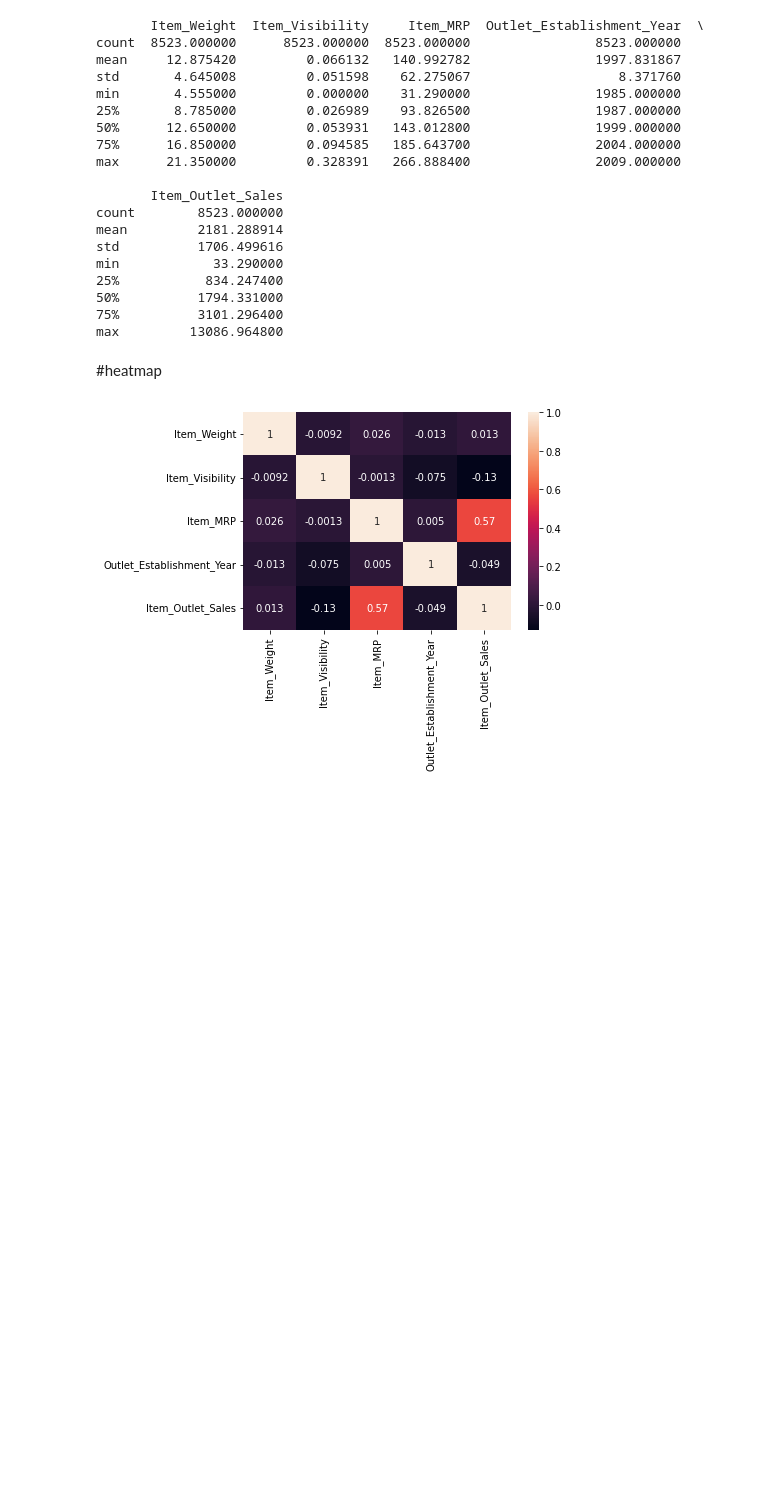
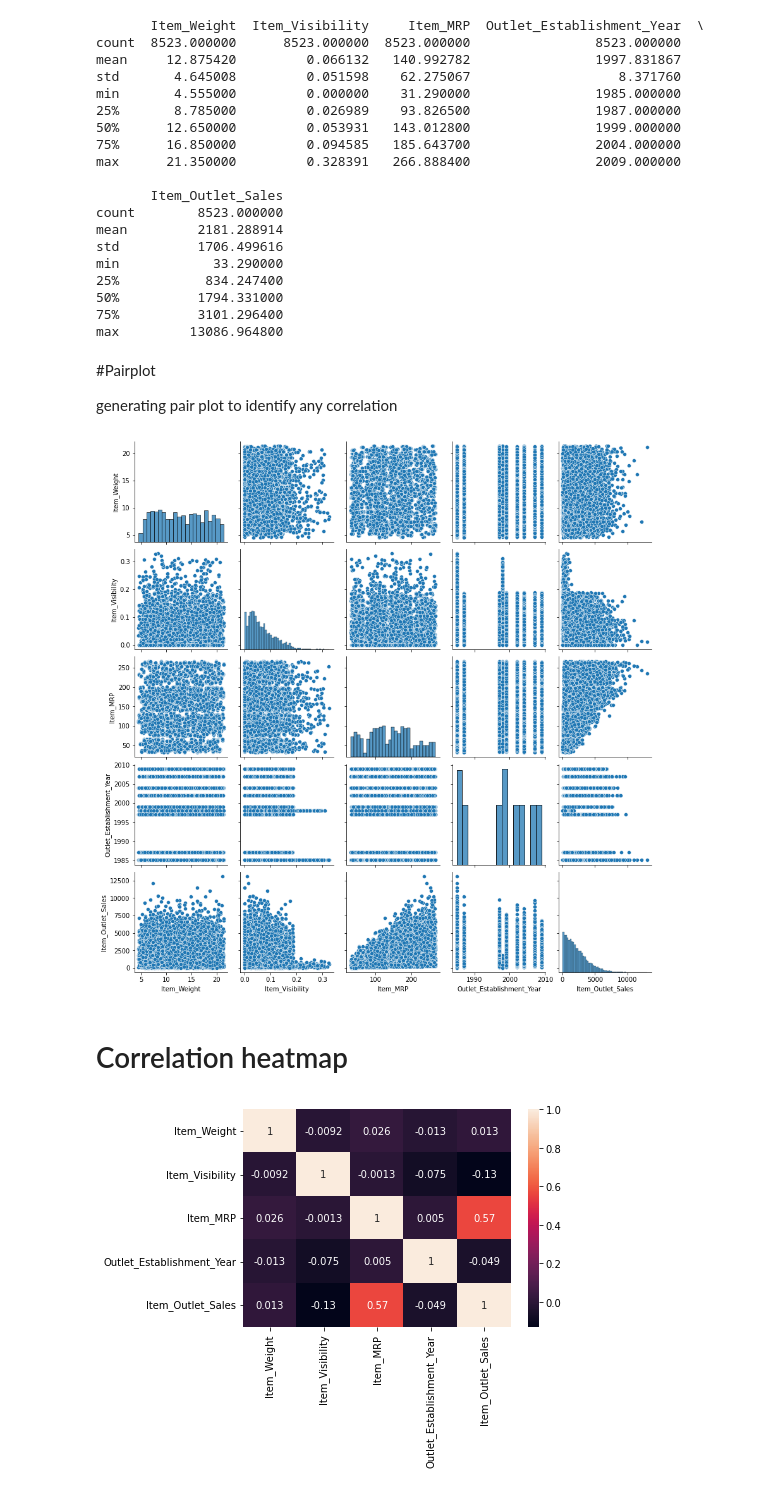
Before and after one commit to Resourcepaul/Data_Visualization_Exercise, a Jupyter notebook: Project1.ipynb, the cells around one changed output. Drawn from its saved outputs; the diff is of its cells as text; code cells hidden in the pictures; blank space fills up the shorter version.

```diff
--- a/Project1.ipynb
+++ b/Project1.ipynb
@@ -220,6 +236,14 @@ min            33.290000
 50%          1794.331000
 75%          3101.296400
 max         13086.964800
+# %% [markdown]
+#Pairplot
+
+generating pair plot to identify any correlation
+# %%
+sns.pairplot(report_df);
+# %% [output]
+[figure, added]
 # %% [markdown]
-#heatmap
+# Correlation heatmap
 # %%
```
Also changed, not shown: parts of 15 cells of this notebook.
